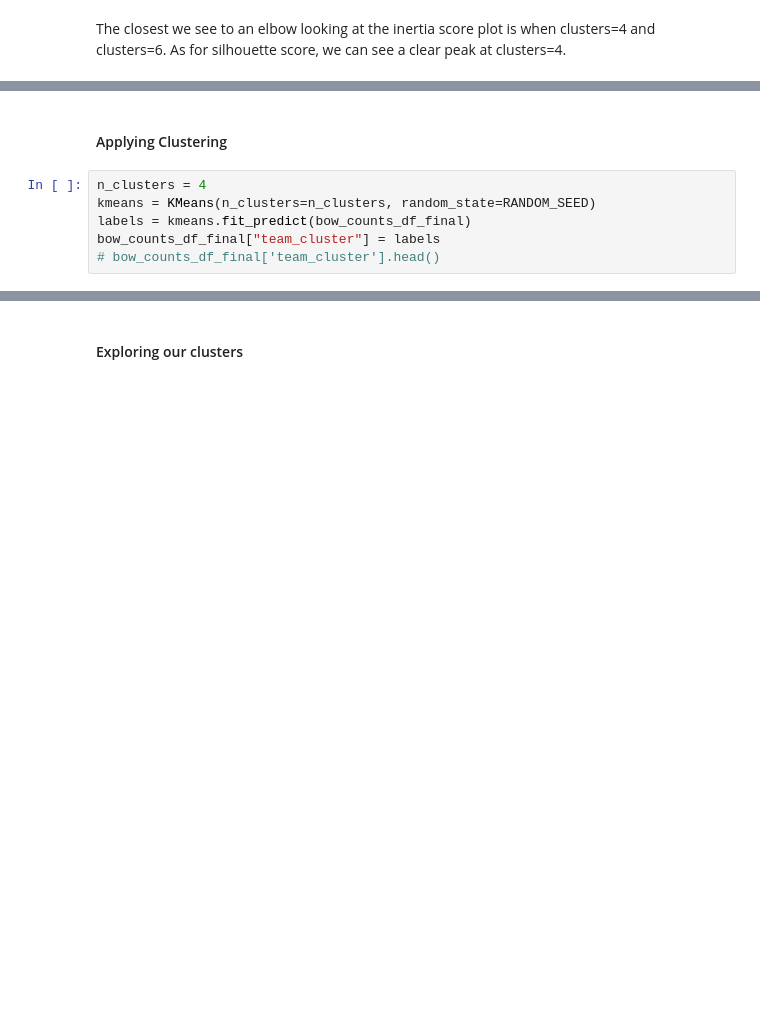
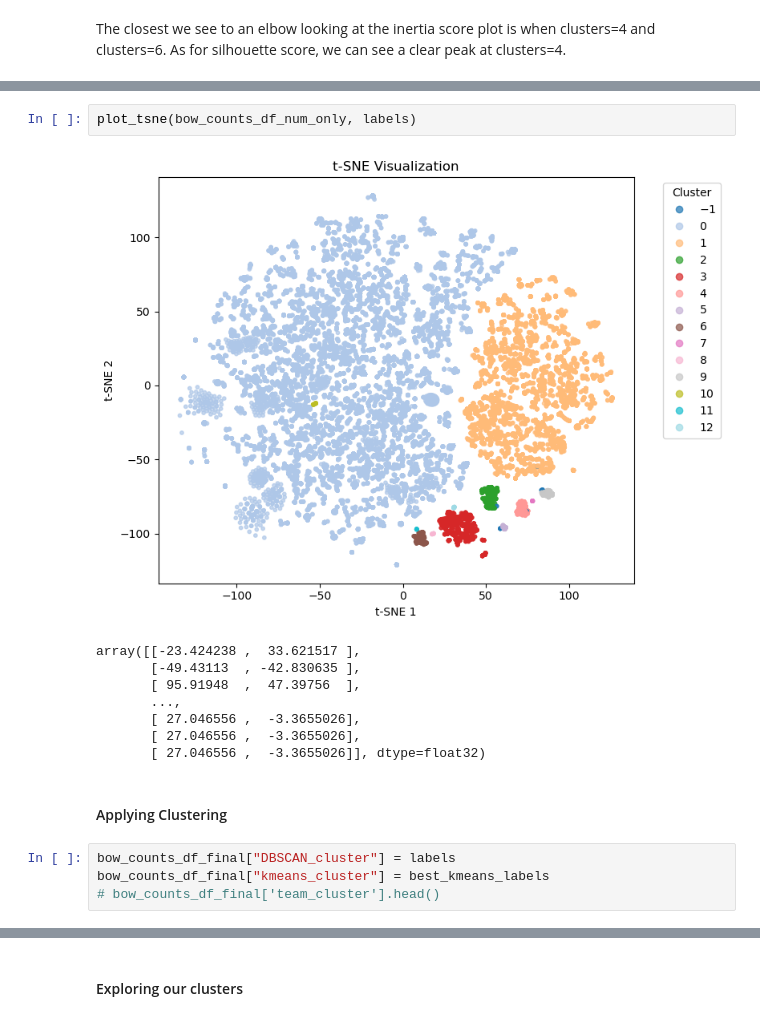
Before and after one commit to spidersocks/poke-team-predictor, a Jupyter notebook: Exploratory Data Analysis & Feature Engineering.ipynb, the cells around one changed output, grey strips where cells are left out. Saved outputs shown, nothing was run; the diff lists cells and outputs as text; blank space fills up the shorter version.

```diff
--- a/Exploratory Data Analysis & Feature Engineering.ipynb
+++ b/Exploratory Data Analysis & Feature Engineering.ipynb
@@ -1152,8 +1390,17 @@ The closest we see to an elbow looking at the inertia score plot is when cluster
+# %%
+plot_tsne(bow_counts_df_num_only, labels)
+# %% [output]
+[figure, added]
+array([[-23.424238 ,  33.621517 ],
+       [-49.43113  , -42.830635 ],
+       [ 95.91948  ,  47.39756  ],
+       ...,
+       [ 27.046556 ,  -3.3655026],
+       [ 27.046556 ,  -3.3655026],
+       [ 27.046556 ,  -3.3655026]], dtype=float32)
 # %% [markdown]
 #### Applying Clustering
-# %%
-n_clusters = 4
-kmeans = KMeans(n_clusters=n_clusters, random_state=RANDOM_SEED)
-labels = kmeans.fit_predict(bow_counts_df_final)
-bow_counts_df_final["team_cluster"] = labels
-# bow_counts_df_final['team_cluster'].head()
+# %%
+bow_counts_df_final["DBSCAN_cluster"] = labels
+bow_counts_df_final["kmeans_cluster"] = best_kmeans_labels
+# bow_counts_df_final['team_cluster'].head()
```
Also changed, not shown: parts of 31 cells of this notebook, 5 other files.
